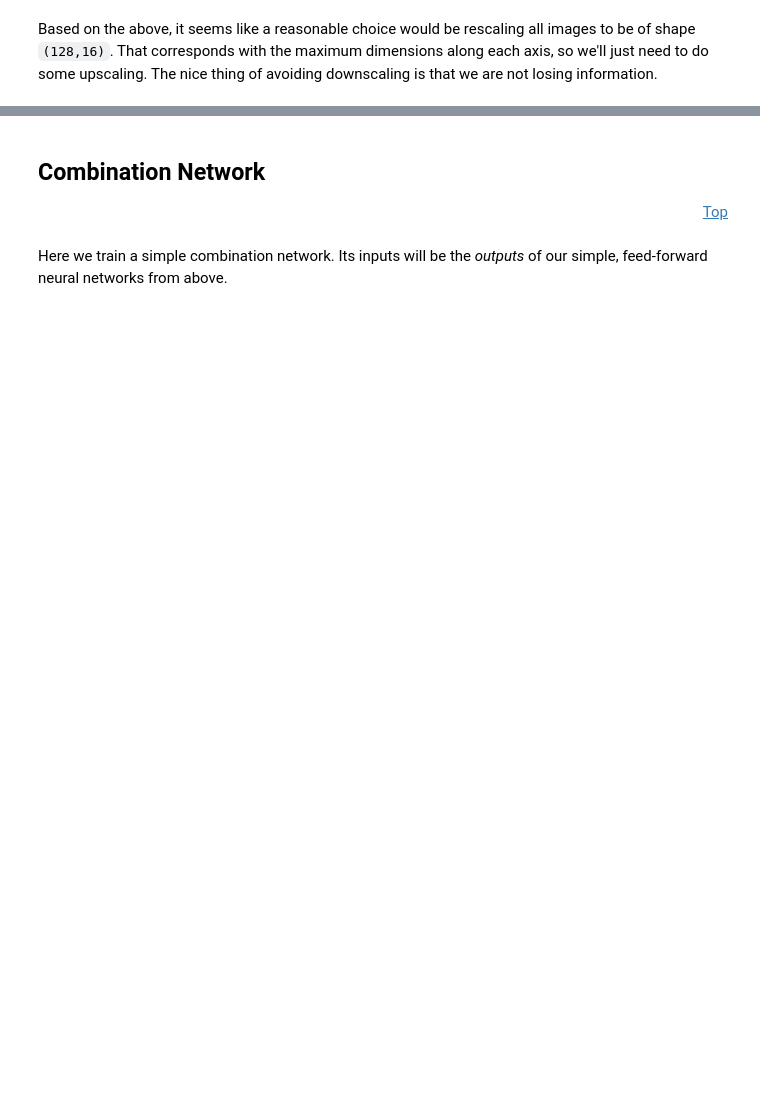
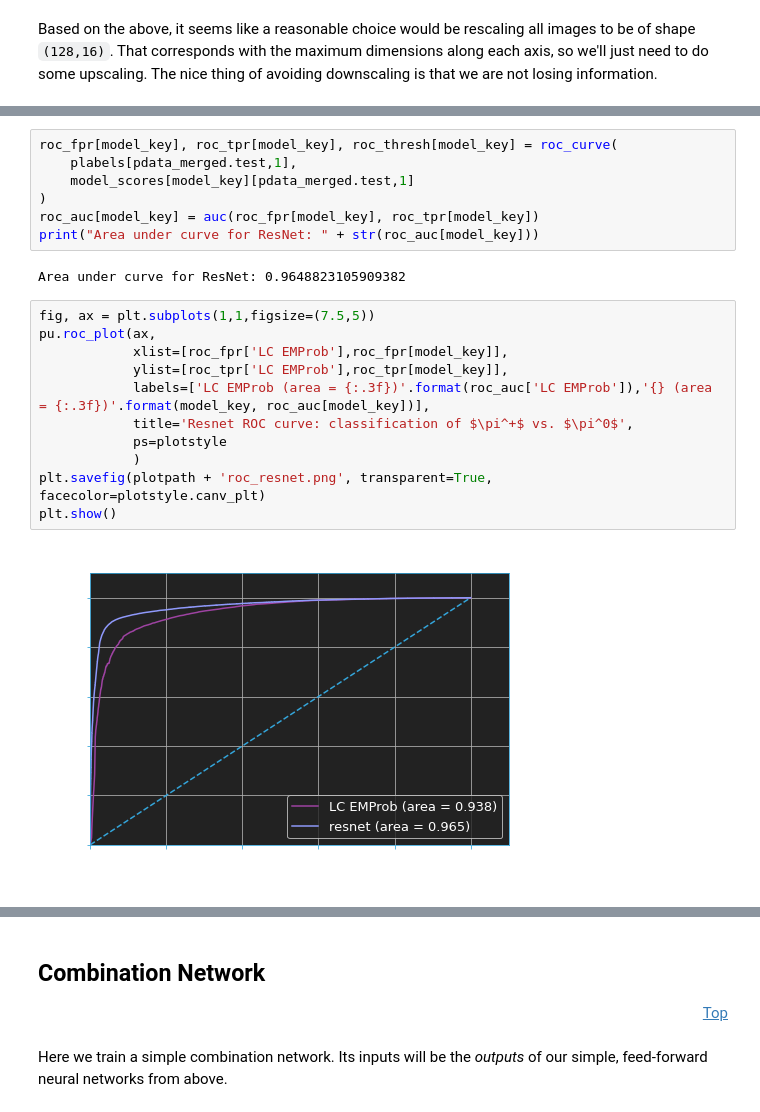
Before and after one commit to atlas-calo-ml/caloml-atlas, a Jupyter notebook: classifier/TopoClusterClassifier_Jan.ipynb, the cells around one changed output, grey strips where cells are left out. Drawn from its saved outputs; the diff is of its cells as text; blank space fills up the shorter version.

```diff
--- a/classifier/TopoClusterClassifier_Jan.ipynb
+++ b/classifier/TopoClusterClassifier_Jan.ipynb
@@ -722,0 +751,22 @@ else:
+# %%
+roc_fpr[model_key], roc_tpr[model_key], roc_thresh[model_key] = roc_curve(
+    plabels[pdata_merged.test,1],
+    model_scores[model_key][pdata_merged.test,1]
+)
+roc_auc[model_key] = auc(roc_fpr[model_key], roc_tpr[model_key])
+print("Area under curve for ResNet: " + str(roc_auc[model_key]))
+# %% [output]
+Area under curve for ResNet: 0.9648823105909382
+# %%
+fig, ax = plt.subplots(1,1,figsize=(7.5,5))
+pu.roc_plot(ax,
+            xlist=[roc_fpr['LC EMProb'],roc_fpr[model_key]],
+            ylist=[roc_tpr['LC EMProb'],roc_tpr[model_key]],
+            labels=['LC EMProb (area = {:.3f})'.format(roc_auc['LC EMProb']),'{} (area = {:.3f})'.format(model_key, roc_auc[model_key])],
+            title='Resnet ROC curve: classification of $\pi^+$ vs. $\pi^0$',
+            ps=plotstyle
+            )
+plt.savefig(plotpath + 'roc_resnet.png', transparent=True, facecolor=plotstyle.canv_plt)
+plt.show()
+# %% [output]
+[figure, added]
```
Also changed, not shown: parts of 43 cells of this notebook, 9 other files.
